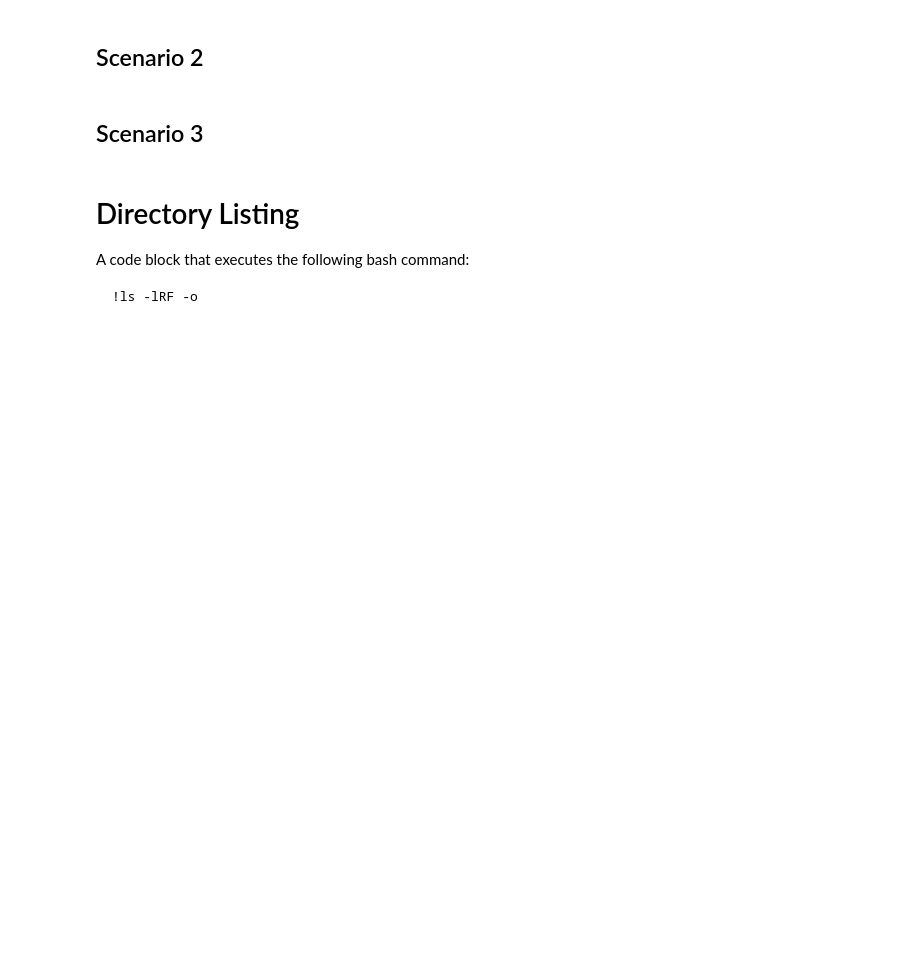
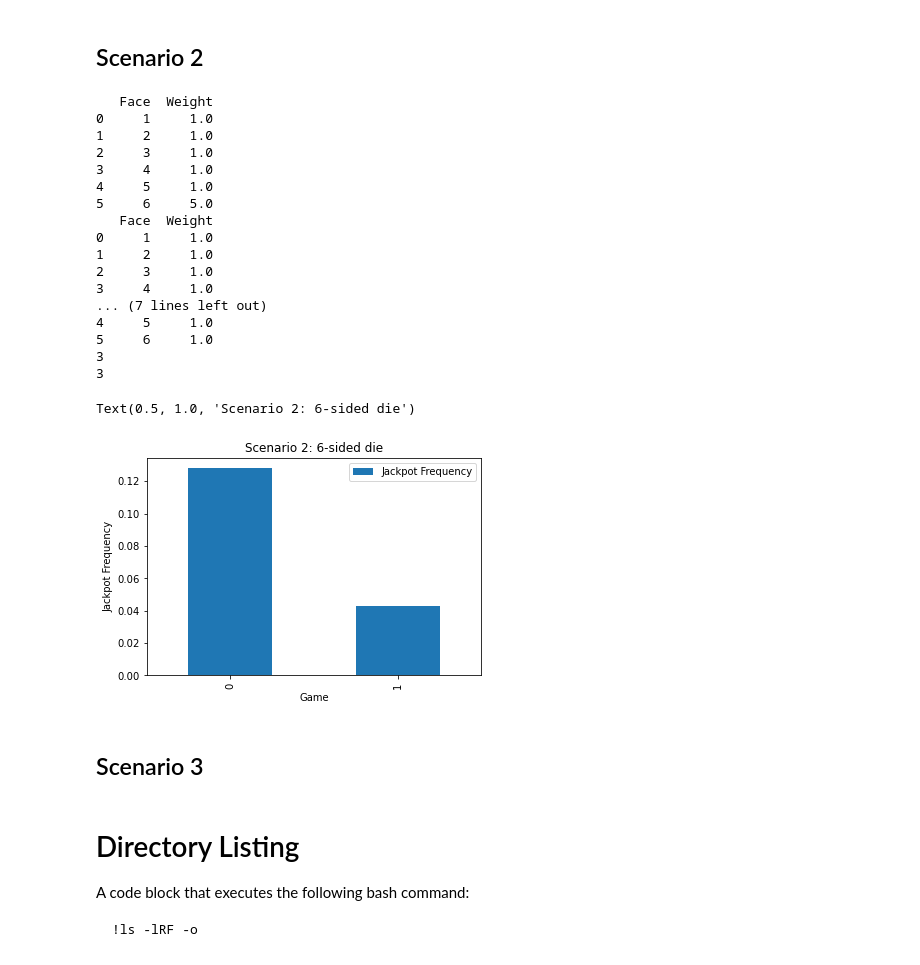
Before and after one commit to ballard11/DS5100-2022-08-O, a Jupyter notebook: final-project-info/FinalProjectSubmissionTemplate.ipynb, the cells around one changed output. Cells and saved outputs as stored; diff of their text form; code cells hidden in the pictures; blank space fills up the shorter version.

```diff
--- a/final-project-info/FinalProjectSubmissionTemplate.ipynb
+++ b/final-project-info/FinalProjectSubmissionTemplate.ipynb
@@ -34,6 +260,64 @@ These should have appropriate import statements even though the code is now in t
 ## Scenario 2
 # %%
 # Code blocks with output
+
+#cenario 2: 6-sided die
+    #Create a fair die and two unfair dice, all of six sides with the faces 1 through 6. One unfair die (Type 1) will weight 6 five times more than the others (i.e. it has weight of 5 and the others a weight of 1 each). The other unfair die (Type 2) will weight 1 five times more than the others.
+    #Play a game of 10000 rolls with 5 fair dice.
+    #Play a game of 10000 rolls with 2 unfair dice of type 1, 1 unfair die of type 2, and the rest fair dice.
+    #For each game, use an Analyzer object to determine the relative frequency of jackpots and show your results, comparing the two relative frequencies, in a simple bar chart.
+    #Also compute 10 most frequent combinations of faces for each game. Plot each of these as bar charts.
+
+unfair_dice_11 = Die([1,2,3,4,5,6])
+unfair_dice_11.change_weight(6,5)
+
+unfair_dice_2Type1 = Die([1,2,3,4,5,6])
+unfair_dice_2Type1.change_weight(6,5)
+
+unfair_dice_2Type2 = Die([1,2,3,4,5,6])
+unfair_dice_2Type2.change_weight(1,5)
+
+unfair_game = Game([unfair_dice_11, unfair_dice_2Type1, unfair_dice_2Type2])
+unfair_game.play(1000)
+unfair_analyzer = Analyzer(unfair_game)
+
+fair_game = Game([unfair_dice_11, unfair_dice_11, unfair_dice_11])
+fair_game.play(1000)
+fair_analyzer = Analyzer(fair_game)
+
+unfair_rel_freq = unfair_analyzer.get_jackpot(unfair_game)/1000
+all_fair_rel_freq = fair_analyzer.get_jackpot(unfair_game)/1000
+
+Unfair_analyzer_combo = unfair_analyzer.get_combo()
+
+scenario_2_df = pd.DataFrame({'Game':['All Fair Dice','Unfair Dice'], 'Jackpot Frequency': [all_fair_rel_freq, unfair_rel_freq]})
+
+#scenario_2_df = pd.DataFrame({'Game':[all_fair_rel_freq], 'Jackpot Frequency': [unfair_relative_frequency]})
+
+plt = scenario_2_df.plot.bar()
+plt.set_xlabel("Game")
+plt.set_ylabel("Jackpot Frequency")
+plt.set_title("Scenario 2: 6-sided die")
+# %% [output]
+   Face  Weight
+0     1     1.0
+1     2     1.0
+2     3     1.0
+3     4     1.0
+4     5     1.0
+5     6     5.0
+   Face  Weight
+0     1     1.0
+1     2     1.0
+2     3     1.0
+3     4     1.0
+... (7 lines left out)
+4     5     1.0
+5     6     1.0
+3
+3
+Text(0.5, 1.0, 'Scenario 2: 6-sided die')
+[figure, added]
 # %% [markdown]
 ## Scenario 3
 # %%
```
Also changed, not shown: parts of 4 cells of this notebook, 11 other files.
